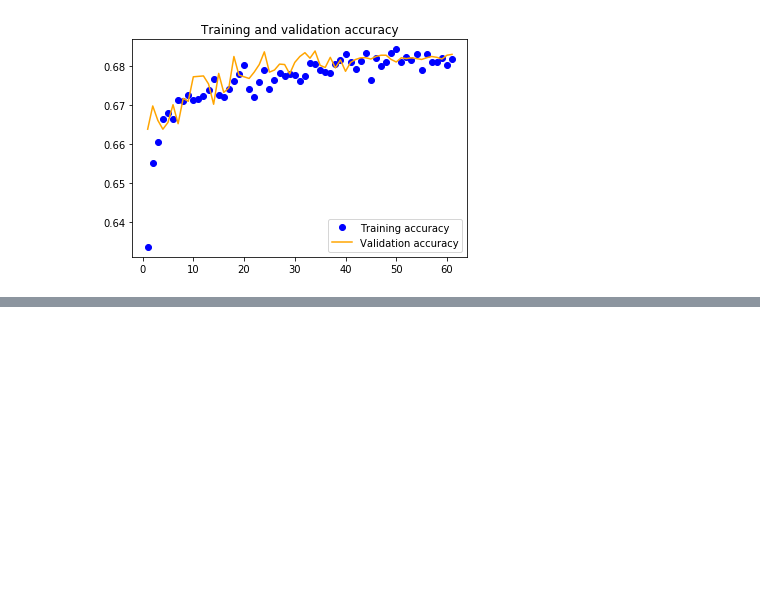
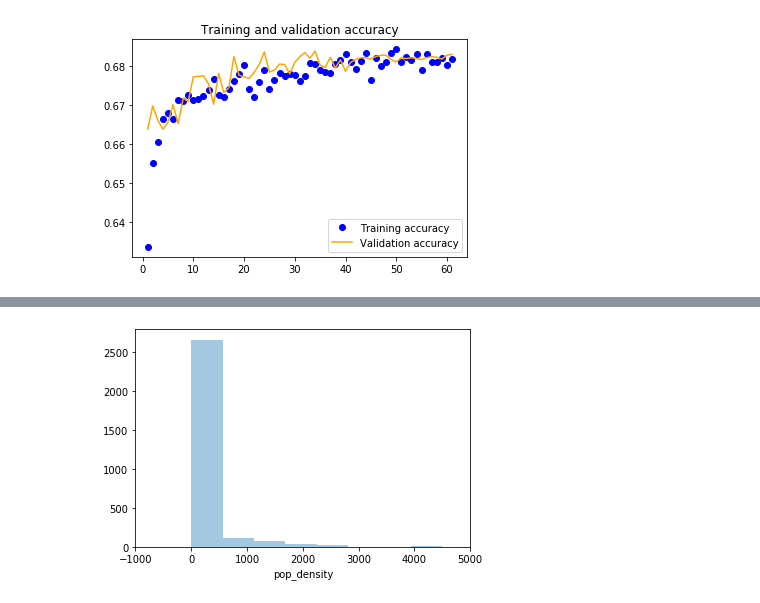
Before and after one commit to johnmarkpittman/COVID19_DeepLearning, a Jupyter notebook: RNN_Model.ipynb, the cells around one changed output, grey strips where cells are left out. Saved outputs shown, nothing was run; the diff lists cells and outputs as text; code cells hidden in the pictures; blank space fills up the shorter version.

Commit message:
classification report and misclassification analysis

```diff
--- a/RNN_Model.ipynb
+++ b/RNN_Model.ipynb
@@ -186,0 +196,6 @@ array([[0.6758415 ],
+# %%
+from sklearn.metrics import classification_report
+
+predictions = pd.DataFrame(predictions, columns=['p_SAH'])
+predictions['y_pred'] = predictions['p_SAH'].apply(lambda x: 1 if x >= 0.5 else 0)
+predictions['y_true'] = Y_test
@@ -186,0 +213,3 @@ array([[0.6758415 ],
+# %%
+predictions.index = validation_df.index
+predictions.head()
@@ -186,0 +223,3 @@ array([[0.6758415 ],
+# %%
+predictions = predictions.join(validation_df[['county', 'pop_density']])
+predictions.head()
@@ -186,0 +233,2 @@ array([[0.6758415 ],
+# %%
+wrong = predictions[predictions.y_pred != predictions.y_true].copy()
@@ -186,0 +250,7 @@ array([[0.6758415 ],
+# %%
+import seaborn as sns
+
+ax = sns.distplot(wrong.pop_density, kde=False)
+ax.set(xlim=(-1000, 5000));
+# %% [output]
+[figure, added]
```
Also changed, not shown: parts of 13 cells of this notebook.
